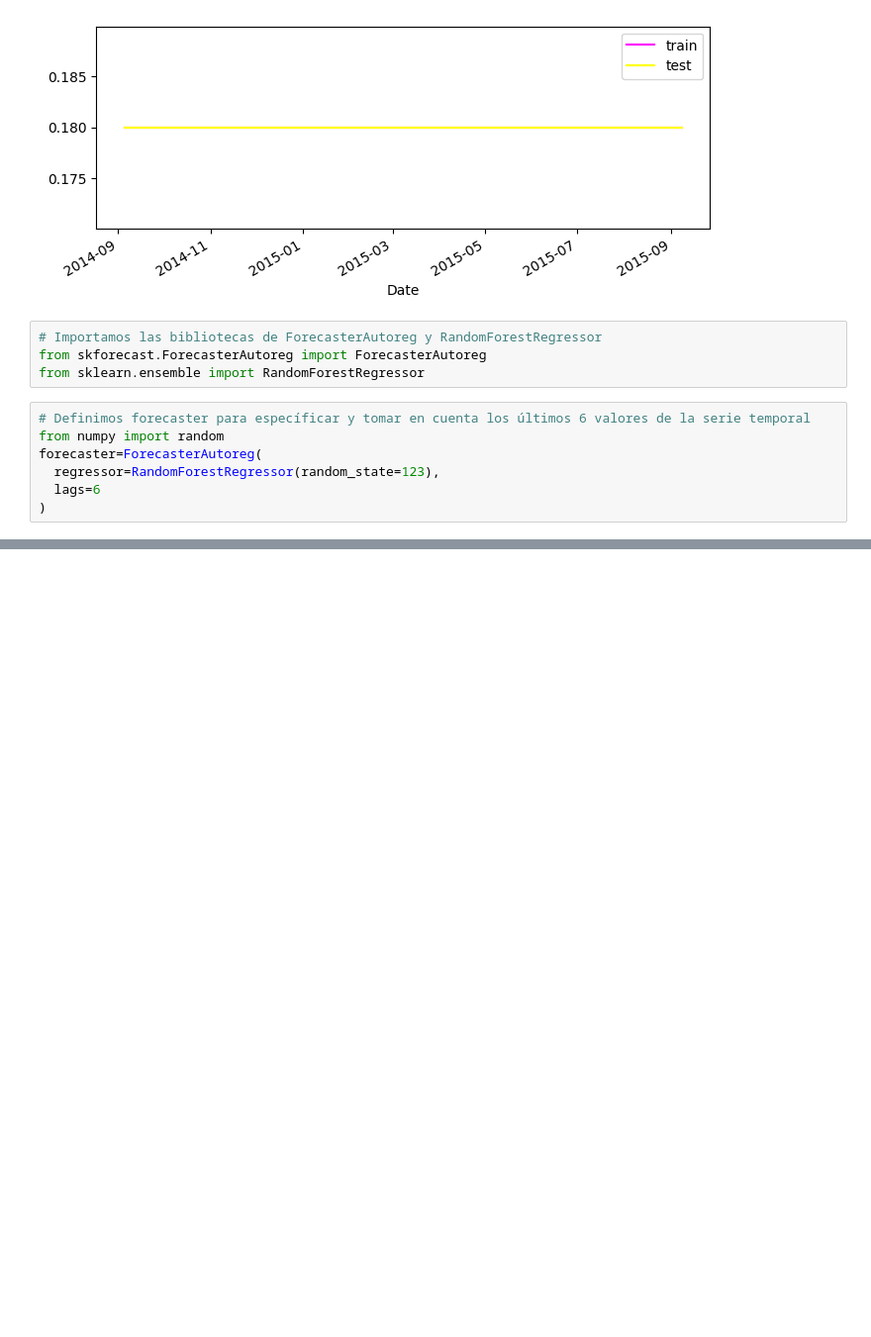
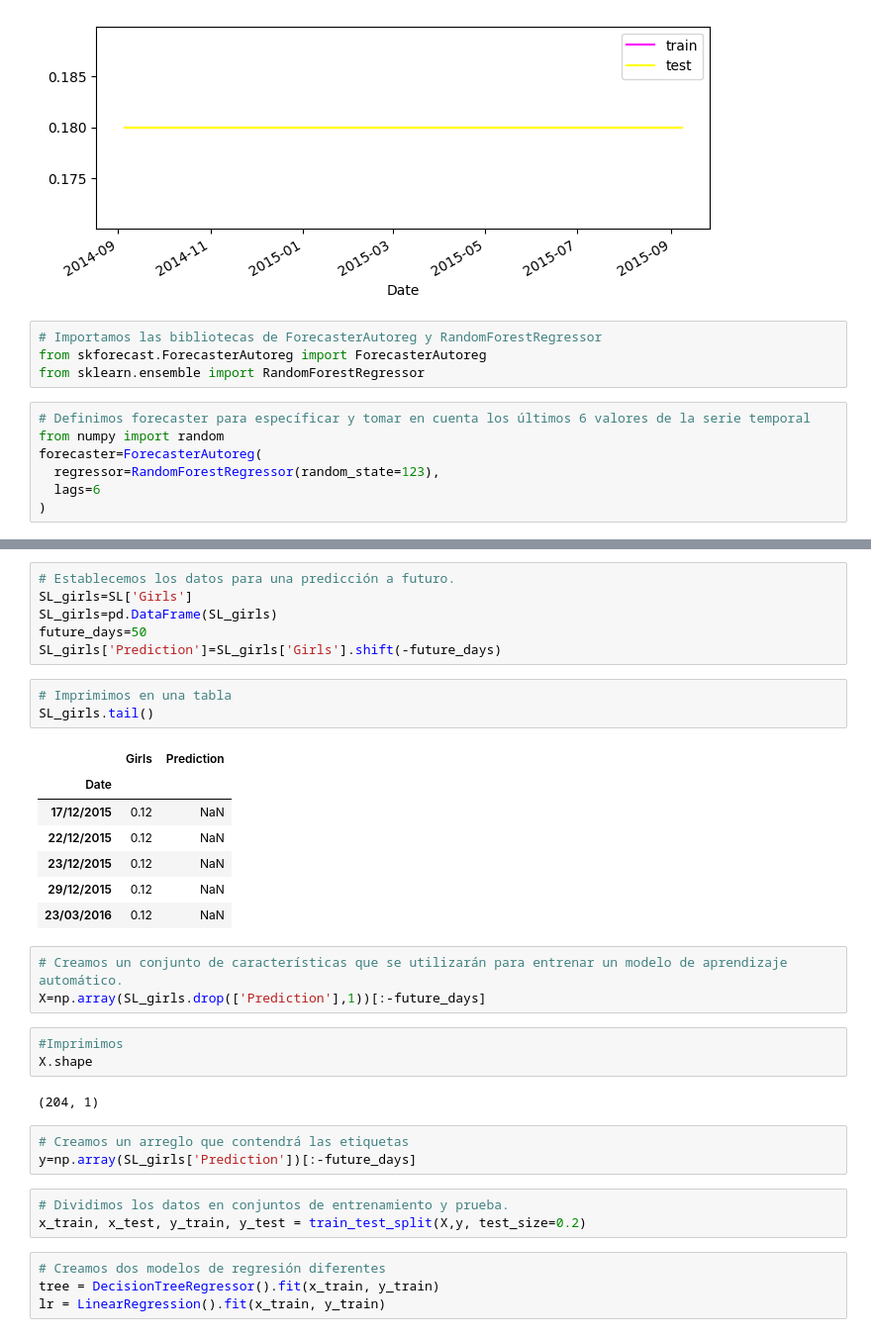
Before and after one commit to Soyluisflores/Clase5, a Jupyter notebook: Proyecto_2.ipynb, the cells around one changed output, grey strips where cells are left out. Shown at 99% size. Cells and saved outputs as stored; diff of their text form; blank space fills up the shorter version.

```diff
--- a/Proyecto_2.ipynb
+++ b/Proyecto_2.ipynb
@@ -425,0 +443,35 @@ forecaster=ForecasterAutoreg(
+# %%
+# Establecemos los datos para una predicción a futuro.
+SL_girls=SL['Girls']
+SL_girls=pd.DataFrame(SL_girls)
+future_days=50
+SL_girls['Prediction']=SL_girls['Girls'].shift(-future_days)
+# %%
+# Imprimimos en una tabla
+SL_girls.tail()
+# %% [output]
+|  | Girls | Prediction |
+| Date |  |  |
+| 17/12/2015 | 0.12 | NaN |
+| 22/12/2015 | 0.12 | NaN |
+| 23/12/2015 | 0.12 | NaN |
+| 29/12/2015 | 0.12 | NaN |
+| 23/03/2016 | 0.12 | NaN |
+# %%
+# Creamos un conjunto de características que se utilizarán para entrenar un modelo de aprendizaje automático.
+X=np.array(SL_girls.drop(['Prediction'],1))[:-future_days]
+# %%
+#Imprimimos
+X.shape
+# %% [output]
+(204, 1)
+# %%
+# Creamos un arreglo que contendrá las etiquetas
+y=np.array(SL_girls['Prediction'])[:-future_days]
+# %%
+# Dividimos los datos en conjuntos de entrenamiento y prueba.
+x_train, x_test, y_train, y_test = train_test_split(X,y, test_size=0.2)
+# %%
+# Creamos dos modelos de regresión diferentes
+tree = DecisionTreeRegressor().fit(x_train, y_train)
+lr = LinearRegression().fit(x_train, y_train)
```
Also changed, not shown: parts of 11 cells of this notebook.
